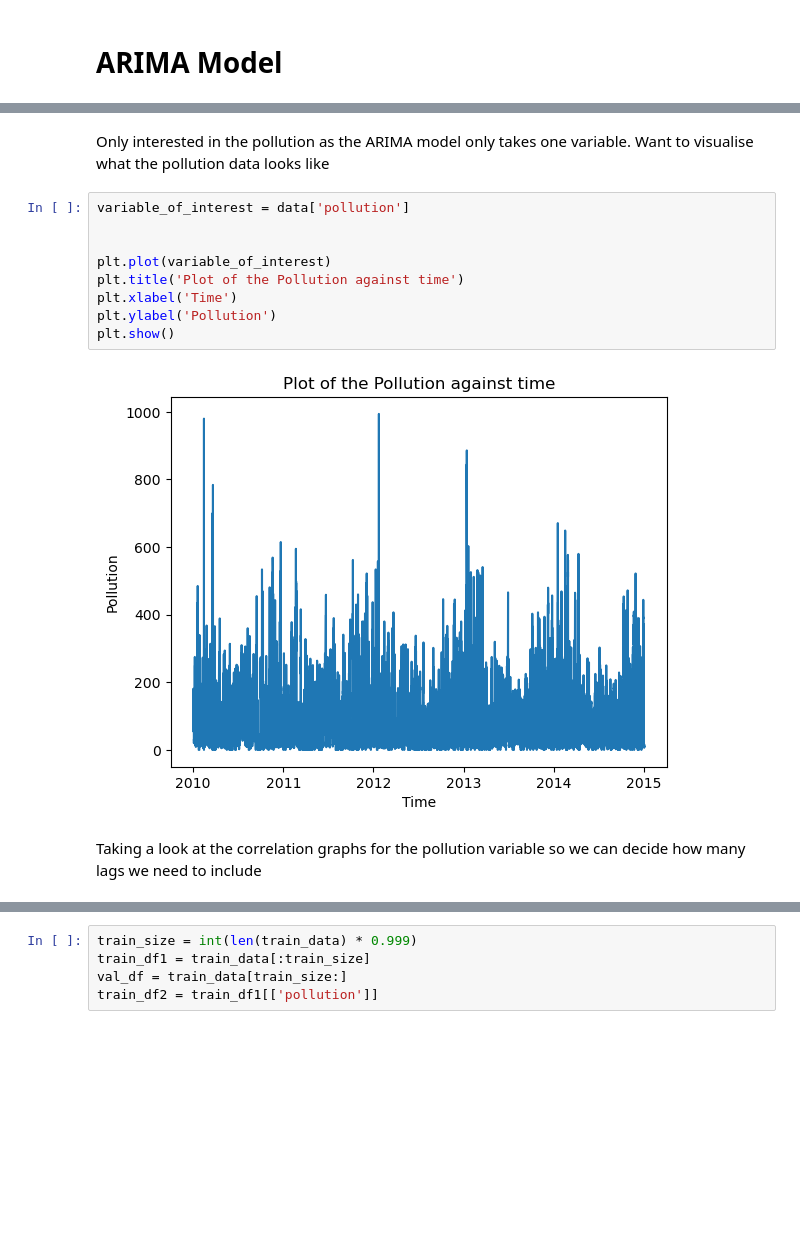
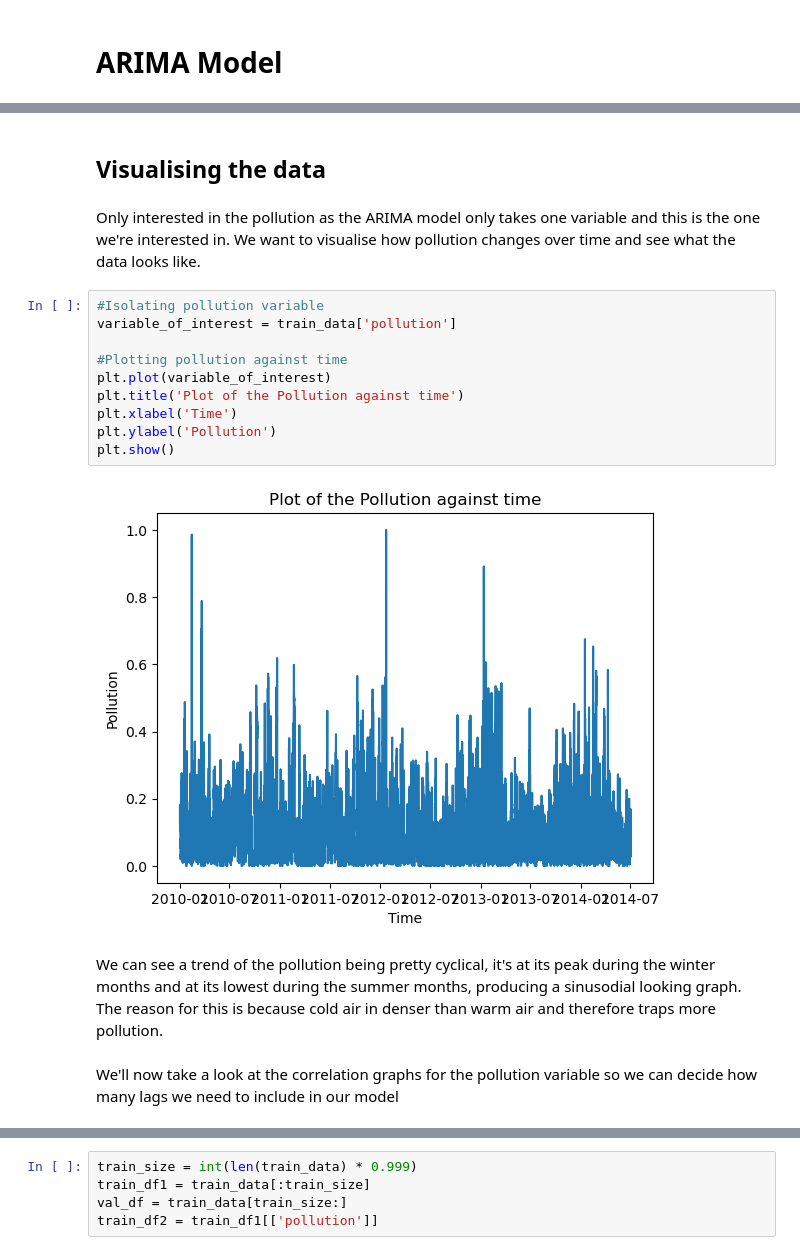
Before and after one commit to djjjones6/Group_Assessment_2, a Jupyter notebook: DaveJ/ARIMA.ipynb, the cells around one changed output, grey strips where cells are left out. Drawn from its saved outputs; the diff is of its cells as text; blank space fills up the shorter version.

```diff
--- a/DaveJ/ARIMA.ipynb
+++ b/DaveJ/ARIMA.ipynb
@@ -42,16 +54,21 @@ data
+# %% [markdown]
+## Visualising the data
 # %% [markdown]
-Only interested in the pollution as the ARIMA model only takes one variable. Want to visualise what the pollution data looks like
+Only interested in the pollution as the ARIMA model only takes one variable and this is the one we're interested in. We want to visualise how pollution changes over time and see what the data looks like.
 # %%
-variable_of_interest = data['pollution']
+#Isolating pollution variable
+variable_of_interest = train_data['pollution']
 
-
+#Plotting pollution against time
 plt.plot(variable_of_interest)
 plt.title('Plot of the Pollution against time')
 plt.xlabel('Time')
 plt.ylabel('Pollution')
 plt.show()
 # %% [output]
-[figure, old version]
+[figure, new version]
+# %% [markdown]
+We can see a trend of the pollution being pretty cyclical, it's at its peak during the winter months and at its lowest during the summer months, producing a sinusodial looking graph. The reason for this is because cold air in denser than warm air and therefore traps more pollution.
 # %% [markdown]
-Taking a look at the correlation graphs for the pollution variable so we can decide how many lags we need to include
+We'll now take a look at the correlation graphs for the pollution variable so we can decide how many lags we need to include in our model
 # %%
```
Also changed, not shown: parts of 33 cells of this notebook.
